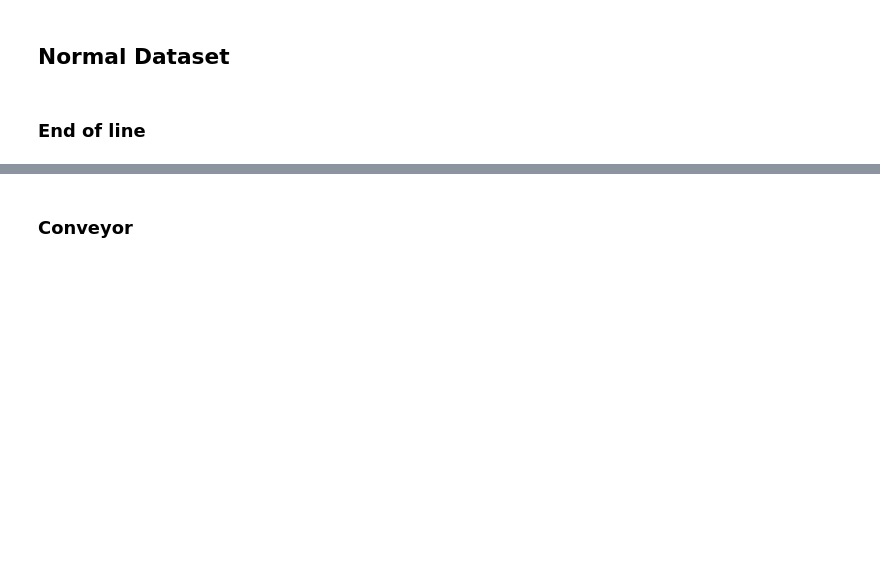
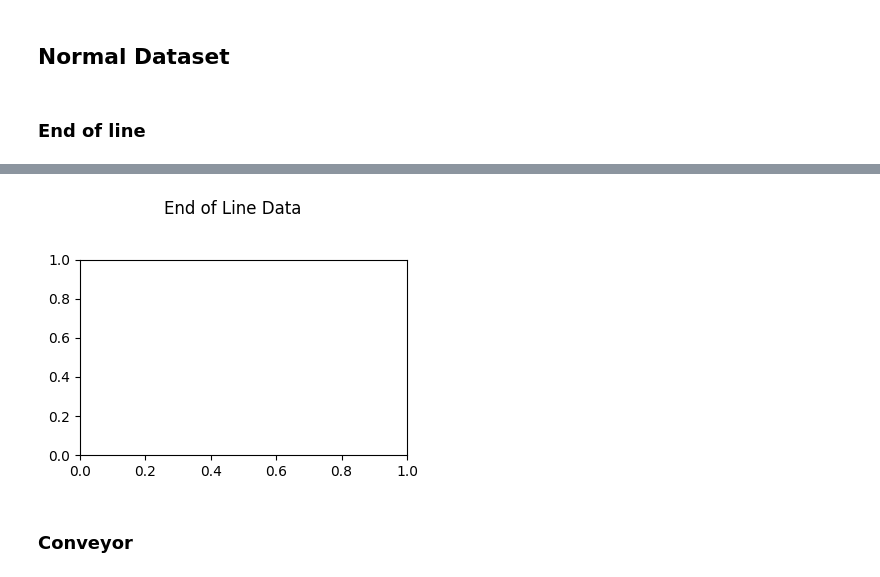
Before and after one commit to brjo0501/Master-Thesis_Code, a Jupyter notebook: Read Files.ipynb, the cells around one changed output, grey strips where cells are left out. Drawn from its saved outputs; the diff is of its cells as text; code cells hidden in the pictures; blank space fills up the shorter version.

```diff
--- a/Read Files.ipynb
+++ b/Read Files.ipynb
@@ -124,3 +122,21 @@ plt.show()
+# %%
+normal_data_df = pd.read_csv(file_selected)
+
+normal_data_df.head()
+
+score_data_df = normal_data_df['score']
+
+fig, axes = plt.subplots(1,1, figsize=(4, 3))
+fig.suptitle('End of Line Data')
+ax.plot(score_data_df[700:])
+ax.set_title(f'Normal data: score')
+ax.set_xlabel('Index')
+ax.set_ylabel('Value')
+
+plt.tight_layout(rect=[0, 0, 1, 0.96])
+plt.show()
+# %% [output]
+[figure, added]
 # %% [markdown]
 ### Conveyor
 # %%
```
Also changed, not shown: parts of 7 cells of this notebook, 4 other files.
